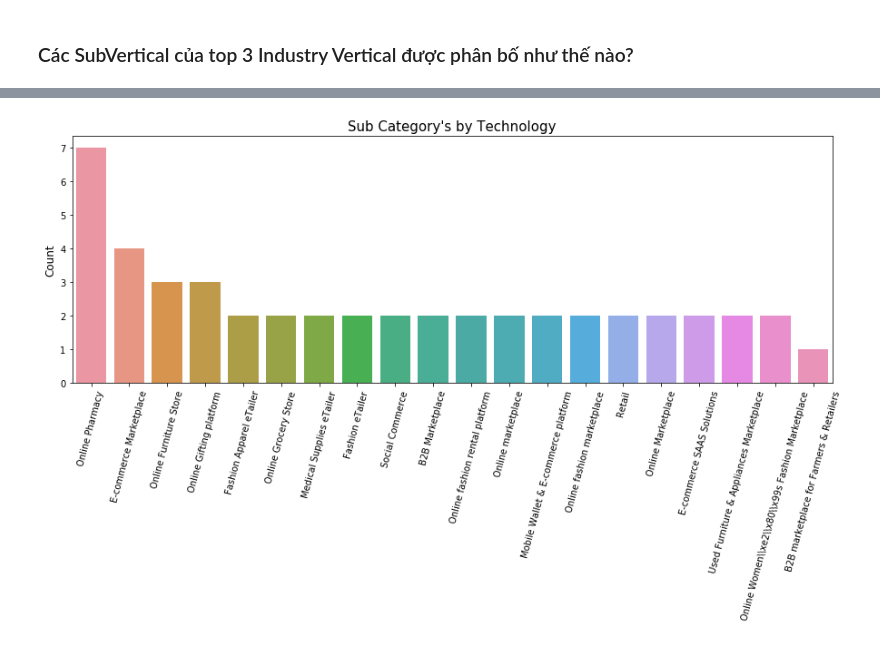
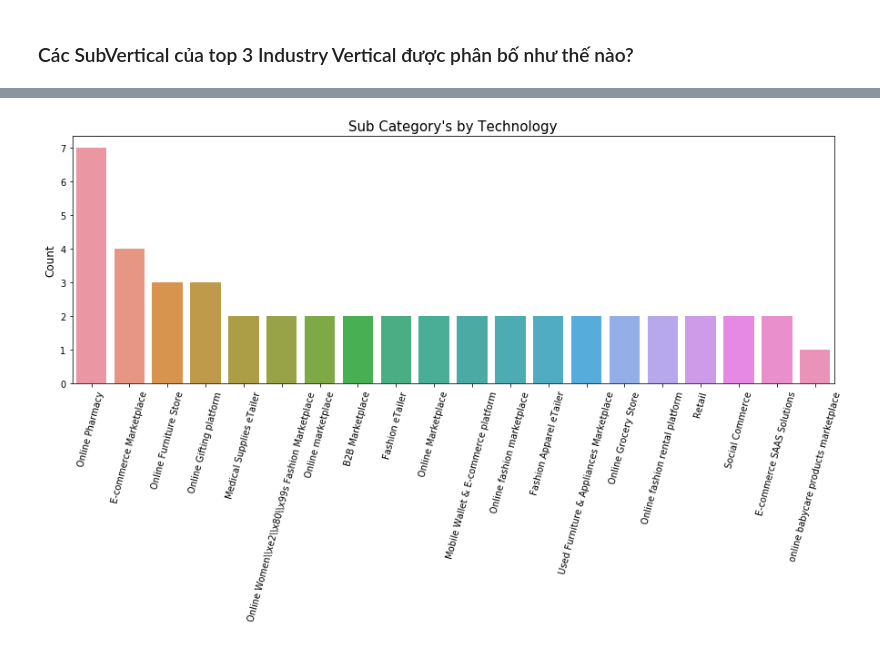
Before and after one commit to ethanol1310/Final_DSProgramming, a Jupyter notebook: 1712689-HuynhNgocQuan.ipynb, the cells around one changed output, grey strips where cells are left out. Cells and saved outputs as stored; diff of their text form; code cells hidden in the pictures.

```diff
--- a/1712689-HuynhNgocQuan.ipynb
+++ b/1712689-HuynhNgocQuan.ipynb
@@ -1081,0 +1158,4 @@ plt.show()
+# %%
+ecommerce = startup_df[startup_df['Industry Vertical'] == 'E-commerce']['SubVertical'].value_counts()
+ecommerce = ecommerce[ecommerce.values >= 2]
+ecommerce
@@ -1082,12 +1183,10 @@ plt.show()
 # %%
-ecommerce = startup_df[startup_df['Industry Vertical'] == 'E-commerce']['SubVertical'].value_counts()
-
 plt.figure(figsize = (15,5))
-g = sns.barplot(x=ecommerce.index[:20],y=ecommerce.values[:20])
+g = sns.barplot(x=ecommerce.index,y=ecommerce.values)
 g.set_xticklabels(g.get_xticklabels(),rotation=75)
 g.set_title("Sub Category's by Technology", fontsize=15)
 g.set_xlabel("", fontsize=12)
 g.set_ylabel("Count", fontsize=12)
 plt.show()
 # %% [output]
-[figure, old version]
+[figure, new version]
```
Also changed, not shown: parts of 74 cells of this notebook.
